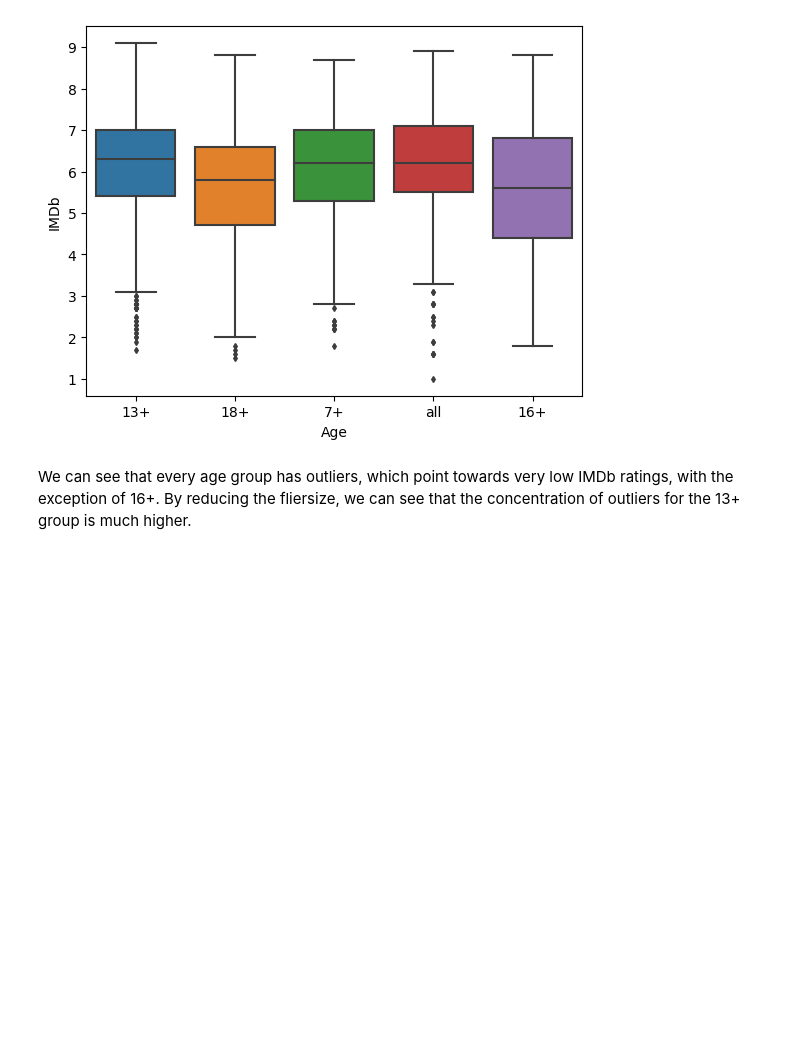
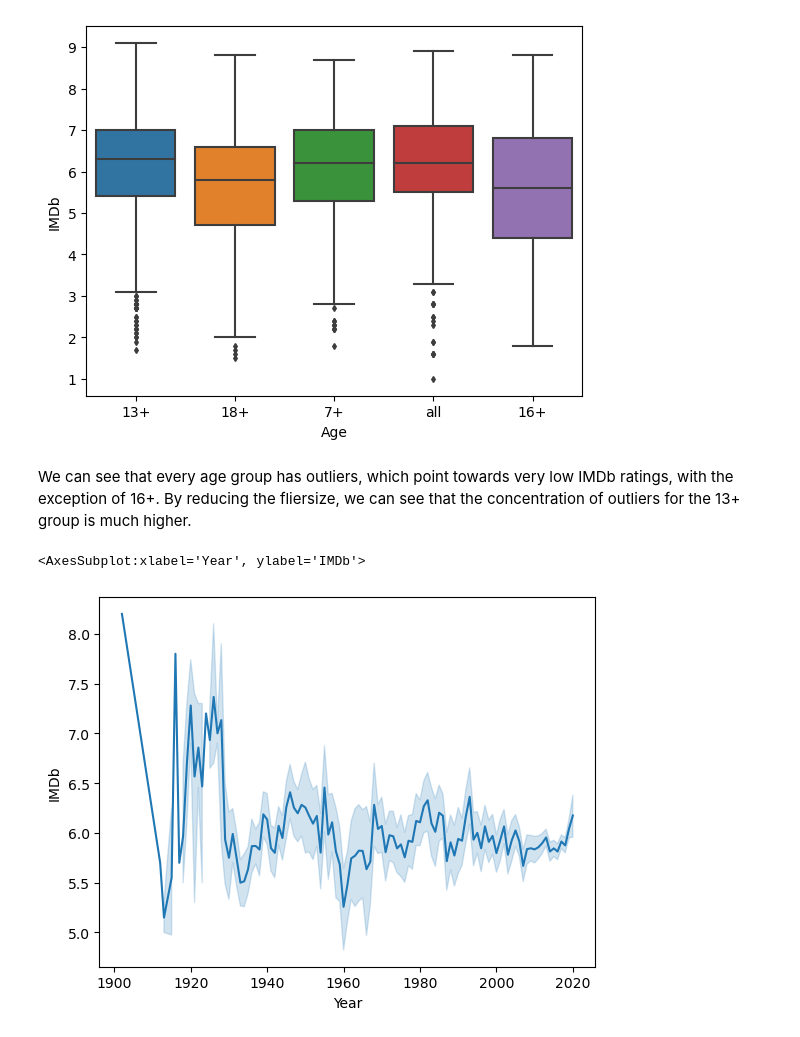
Before and after one commit to AngusRatski/LSE_Practice_Code, a Jupyter notebook: .github/workflows/Movie_Analysis.ipynb, the cells around one changed output. Drawn from its saved outputs; the diff is of its cells as text; code cells hidden in the pictures; blank space fills up the shorter version.

```diff
--- a/.github/workflows/Movie_Analysis.ipynb
+++ b/.github/workflows/Movie_Analysis.ipynb
@@ -142,3 +172,8 @@ sns.boxplot(x='Age',
 [figure]
 # %% [markdown]
 We can see that every age group has outliers, which point towards very low IMDb ratings, with the exception of 16+. By reducing the fliersize, we can see that the concentration of outliers for the 13+ group is much higher.
+# %%
+sns.lineplot(x='Year', y='IMDb', data=movies_ott)
+# %% [output]
+<AxesSubplot:xlabel='Year', ylabel='IMDb'>
+[figure, added]
```
Also changed, not shown: parts of 8 cells of this notebook.
